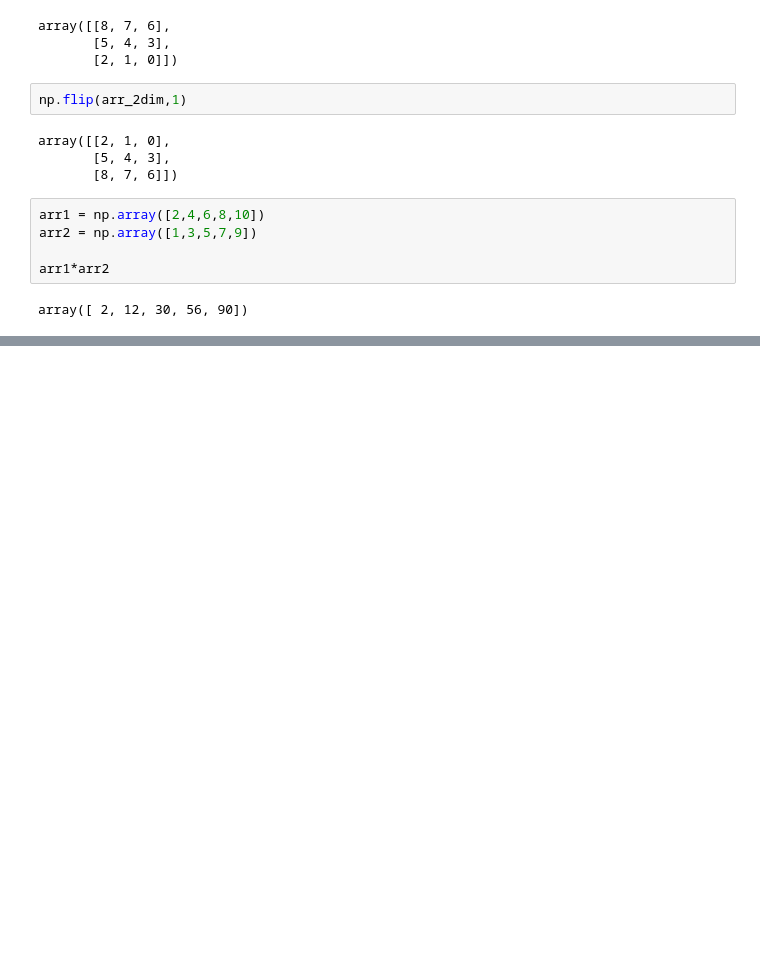
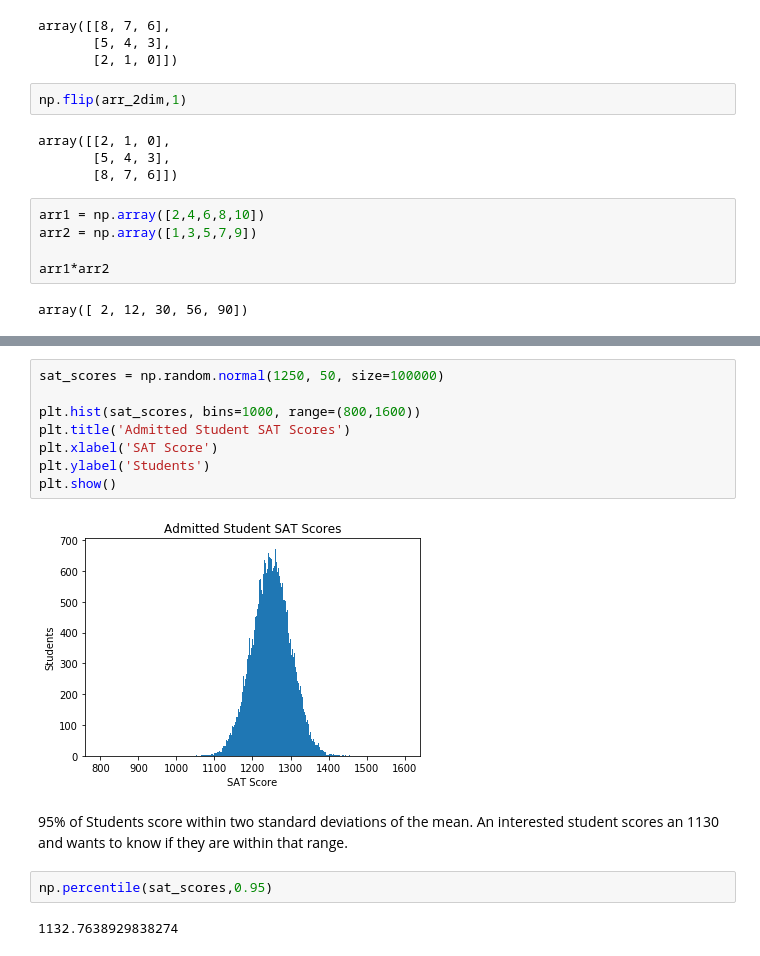
Before and after one commit to dnlsyfq/py_numpy_OLD, a Jupyter notebook: workbook.ipynb, the cells around one changed output, grey strips where cells are left out. Drawn from its saved outputs; the diff is of its cells as text; blank space fills up the shorter version.

```diff
--- a/workbook.ipynb
+++ b/workbook.ipynb
@@ -1061,0 +1093,16 @@ array([ 2, 12, 30, 56, 90])
+# %%
+sat_scores = np.random.normal(1250, 50, size=100000)
+
+plt.hist(sat_scores, bins=1000, range=(800,1600))
+plt.title('Admitted Student SAT Scores')
+plt.xlabel('SAT Score')
+plt.ylabel('Students')
+plt.show()
+# %% [output]
+[figure, added]
+# %% [markdown]
+95% of Students score within two standard deviations of the mean. An interested student scores an 1130 and wants to know if they are within that range.
+# %%
+np.percentile(sat_scores,0.95)
+# %% [output]
+1132.7638929838274
```
Also changed, not shown: parts of 9 cells of this notebook, 1 other file.
